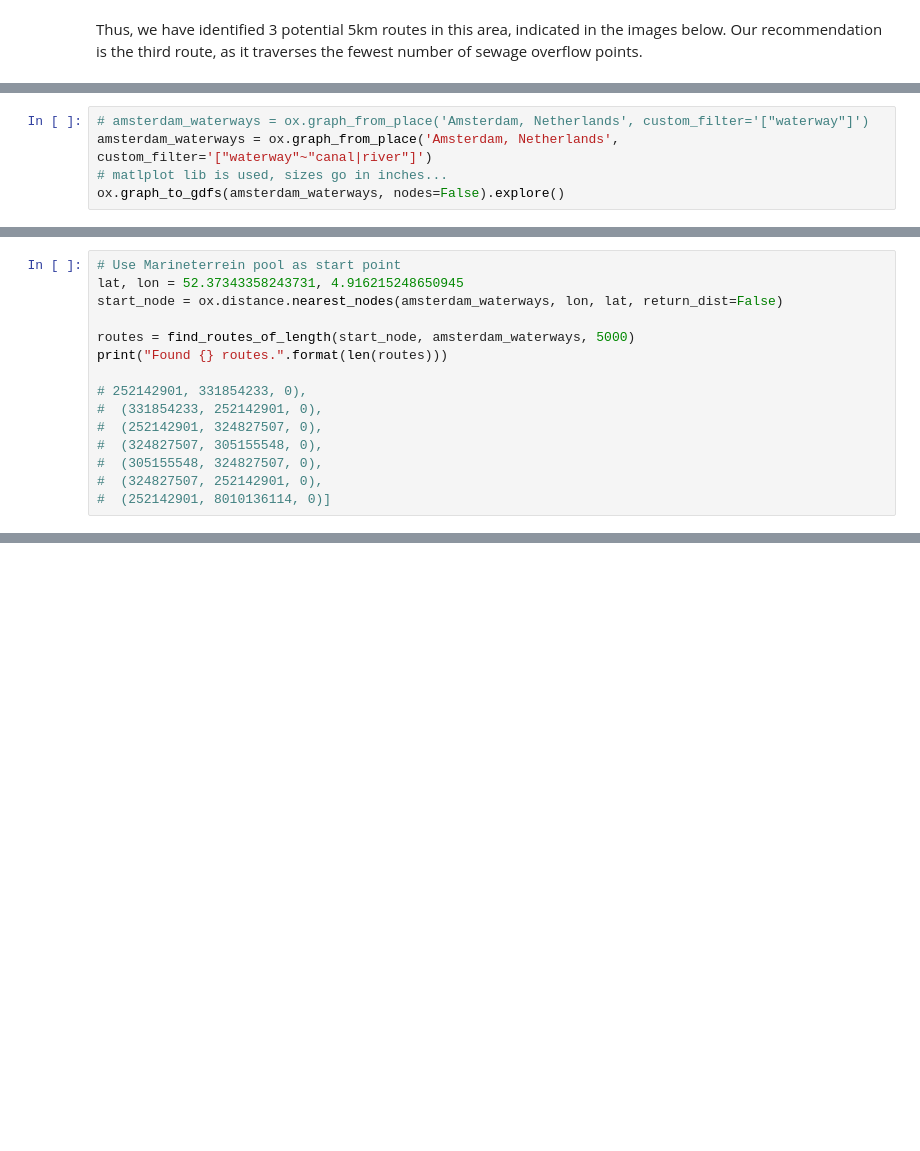
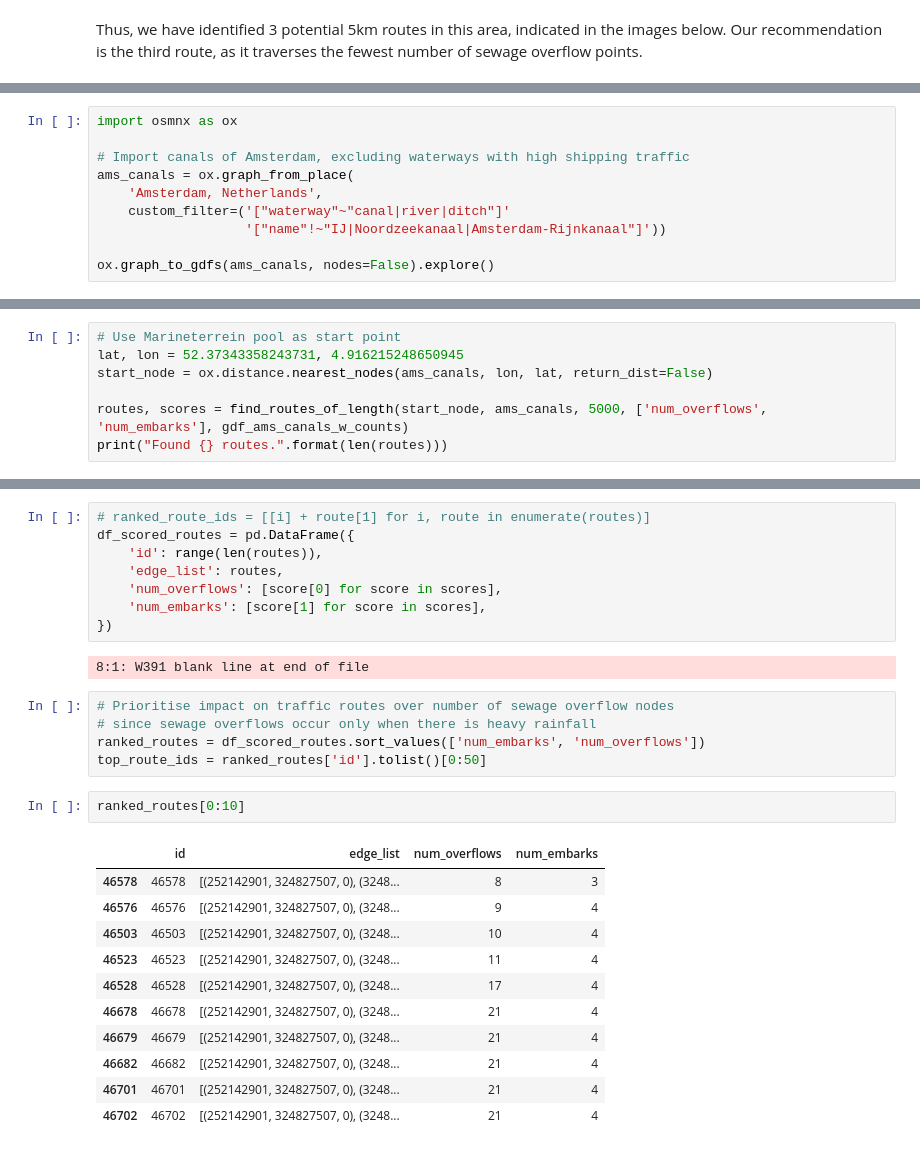
Before and after one commit to data1-team11/paralympics-report, a Jupyter notebook: water.ipynb, the cells around one changed output, grey strips where cells are left out. Drawn from its saved outputs; the diff is of its cells as text; blank space fills up the shorter version.

```diff
--- a/water.ipynb
+++ b/water.ipynb
@@ -313,7 +319,12 @@ ox.graph_to_gdfs(amsterdam_canals, nodes=False).explore()
 # %%
-# amsterdam_waterways = ox.graph_from_place('Amsterdam, Netherlands', custom_filter='["waterway"]')
-amsterdam_waterways = ox.graph_from_place('Amsterdam, Netherlands', custom_filter='["waterway"~"canal|river"]')
-# matlplot lib is used, sizes go in inches...
-ox.graph_to_gdfs(amsterdam_waterways, nodes=False).explore()
+import osmnx as ox
+
+# Import canals of Amsterdam, excluding waterways with high shipping traffic
+ams_canals = ox.graph_from_place(
+    'Amsterdam, Netherlands',
+    custom_filter=('["waterway"~"canal|river|ditch"]'
+                   '["name"!~"IJ|Noordzeekanaal|Amsterdam-Rijnkanaal"]'))
+
+ox.graph_to_gdfs(ams_canals, nodes=False).explore()
 # %% [output]
 [interactive output not drawn]
@@ -359,15 +439,7 @@ def find_routes_of_length(start_node, graph, route_length):
 # %%
 # Use Marineterrein pool as start point
 lat, lon = 52.37343358243731, 4.916215248650945
-start_node = ox.distance.nearest_nodes(amsterdam_waterways, lon, lat, return_dist=False)
+start_node = ox.distance.nearest_nodes(ams_canals, lon, lat, return_dist=False)
 
-routes = find_routes_of_length(start_node, amsterdam_waterways, 5000)
+routes, scores = find_routes_of_length(start_node, ams_canals, 5000, ['num_overflows', 'num_embarks'], gdf_ams_canals_w_counts)
 print("Found {} routes.".format(len(routes)))
-
-# 252142901, 331854233, 0),
-#  (331854233, 252142901, 0),
-#  (252142901, 324827507, 0),
-#  (324827507, 305155548, 0),
-#  (305155548, 324827507, 0),
-#  (324827507, 252142901, 0),
-#  (252142901, 8010136114, 0)]
@@ -394,3 +473,32 @@ NameError: name 'routes' is not defined
+# %%
+# ranked_route_ids = [[i] + route[1] for i, route in enumerate(routes)]
+df_scored_routes = pd.DataFrame({
+    'id': range(len(routes)),
+    'edge_list': routes,
+    'num_overflows': [score[0] for score in scores],
+    'num_embarks': [score[1] for score in scores],
+})
+# %% [output]
+8:1: W391 blank line at end of file
+# %%
+# Prioritise impact on traffic routes over number of sewage overflow nodes
+# since sewage overflows occur only when there is heavy rainfall
+ranked_routes = df_scored_routes.sort_values(['num_embarks', 'num_overflows'])
+top_route_ids = ranked_routes['id'].tolist()[0:50]
+# %%
+ranked_routes[0:10]
+# %% [output]
+|  | id | edge_list | num_overflows | num_embarks |
+| 46578 | 46578 | [(252142901, 324827507, 0), (3248... | 8 | 3 |
+| 46576 | 46576 | [(252142901, 324827507, 0), (3248... | 9 | 4 |
+| 46503 | 46503 | [(252142901, 324827507, 0), (3248... | 10 | 4 |
+| 46523 | 46523 | [(252142901, 324827507, 0), (3248... | 11 | 4 |
+| 46528 | 46528 | [(252142901, 324827507, 0), (3248... | 17 | 4 |
+| 46678 | 46678 | [(252142901, 324827507, 0), (3248... | 21 | 4 |
+| 46679 | 46679 | [(252142901, 324827507, 0), (3248... | 21 | 4 |
+| 46682 | 46682 | [(252142901, 324827507, 0), (3248... | 21 | 4 |
+| 46701 | 46701 | [(252142901, 324827507, 0), (3248... | 21 | 4 |
+| 46702 | 46702 | [(252142901, 324827507, 0), (3248... | 21 | 4 |
 # %%
 def edge_list_to_gdf(graph, edge_list):
     node_list = [x for (x, y, k) in edge_list]
```
Also changed, not shown: parts of 29 cells of this notebook, 5 other files.
